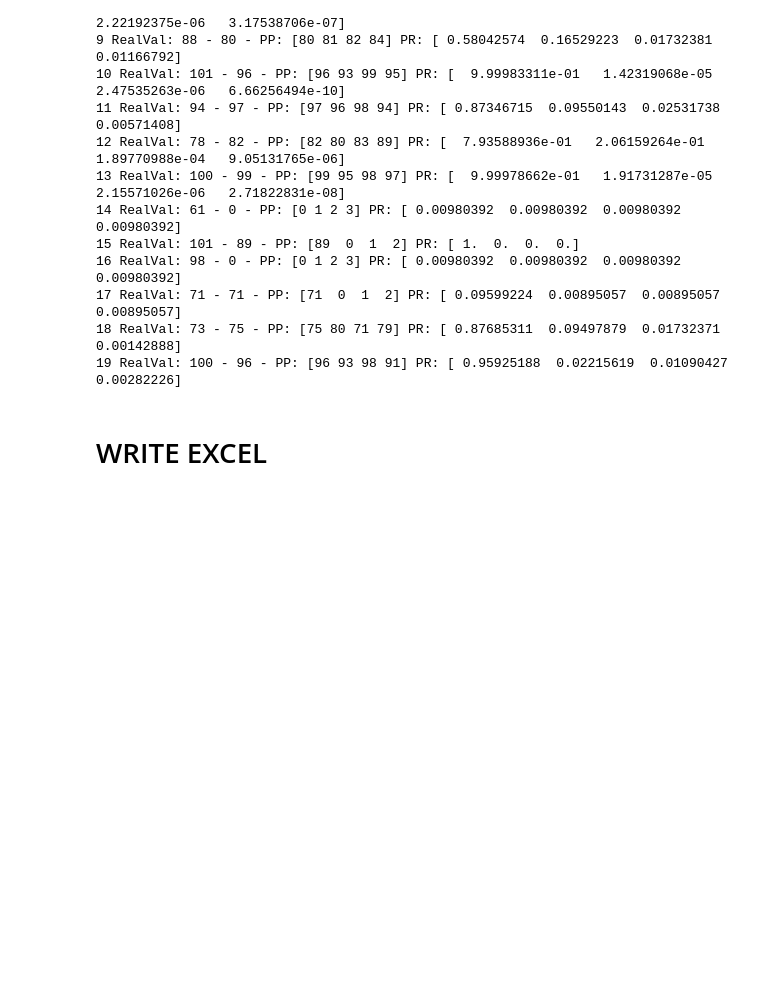
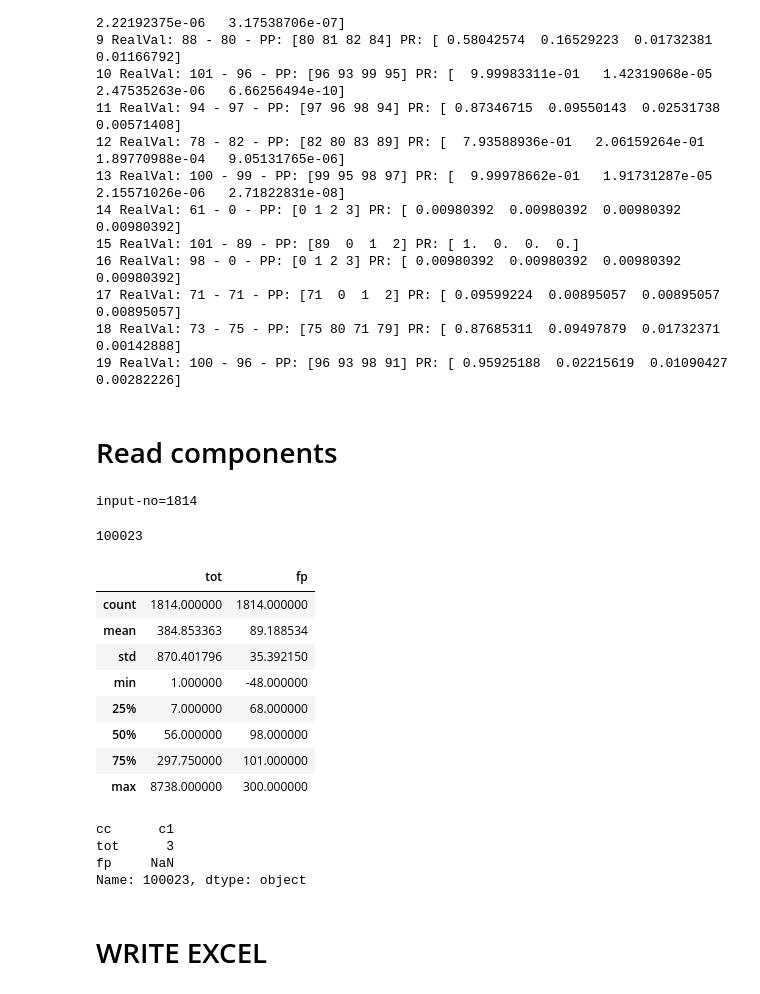
Before and after one commit to davidvela/MyFirstPythonProject, a Jupyter notebook: zCOMP_DL/FPDL.ipynb, the cells around one changed output. Cells and saved outputs as stored; diff of their text form; code cells hidden in the pictures; blank space fills up the shorter version.

```diff
--- a/zCOMP_DL/FPDL.ipynb
+++ b/zCOMP_DL/FPDL.ipynb
@@ -558,3 +558,50 @@ for i in range( range_ts ):
 # %%
 # dataTest['data'][131]
 # dataTest['label'][131]
+# %% [markdown]
+# Read components
+# %%
+# indx=[];
+p_abs = False
+index_col=0 if p_abs else 2
+name_col = "cc" if p_abs else "abs"
+
+# col_df = pd.read_csv(COL_DS, index_col=index_col, sep=',', usecols=[0,1,2,3])
+col_df = pd.read_csv(COL_DS, index_col=index_col, sep=',', usecols=[0,1,2,3])
+print("input-no={}".format( len(col_df )))
+col_df.iloc[0]
+col_df.iloc[0].name
+# %% [output]
+input-no=1814
+100023
+# %%
+col_df = col_df.fillna(0)
+
+dataTest['label'] = []
+dataJJ = "["
+for i in range(len(col_df)):
+    #lab = col_df.iloc[i]["fp"] if col_df.iloc[i]["fp"] != 'NaN' else 0
+    dataTest['label'].append( cc( int(  col_df.iloc[i]["fp"]  )  ))
+    dataJJ += "{m:"+str(i)+","+str(col_df.iloc[i].name)+":1},"
+dataJJ += "]"
+# dataJJ[-1] = ""
+# print(dataJJ)
+col_df.describe()
+# dataTest['label']
+# %% [output]
+|  | tot | fp |
+| count | 1814.000000 | 1814.000000 |
+| mean | 384.853363 | 89.188534 |
+| std | 870.401796 | 35.392150 |
+| min | 1.000000 | -48.000000 |
+| 25% | 7.000000 | 68.000000 |
+| 50% | 56.000000 | 98.000000 |
+| 75% | 297.750000 | 101.000000 |
+| max | 8738.000000 | 300.000000 |
+# %%
+col_df.iloc[0][name_col]
+# %% [output]
+cc      c1
+tot      3
+fp     NaN
+Name: 100023, dtype: object
```
Also changed, not shown: parts of 5 cells of this notebook, 3 other files.
